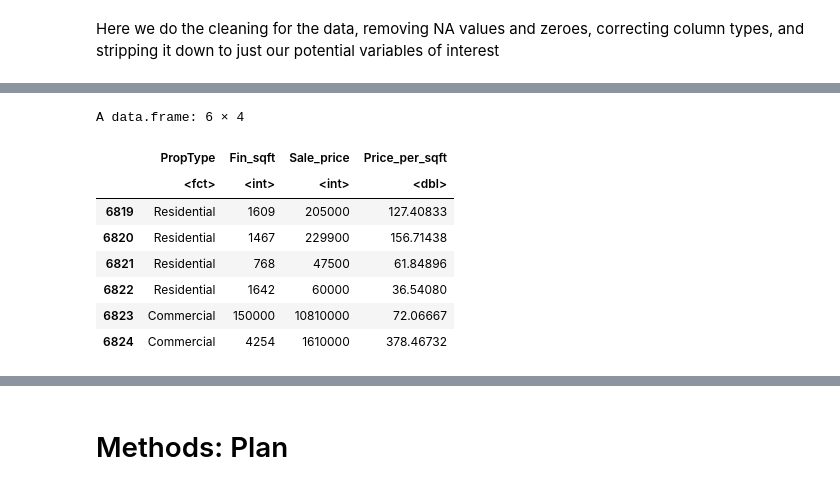
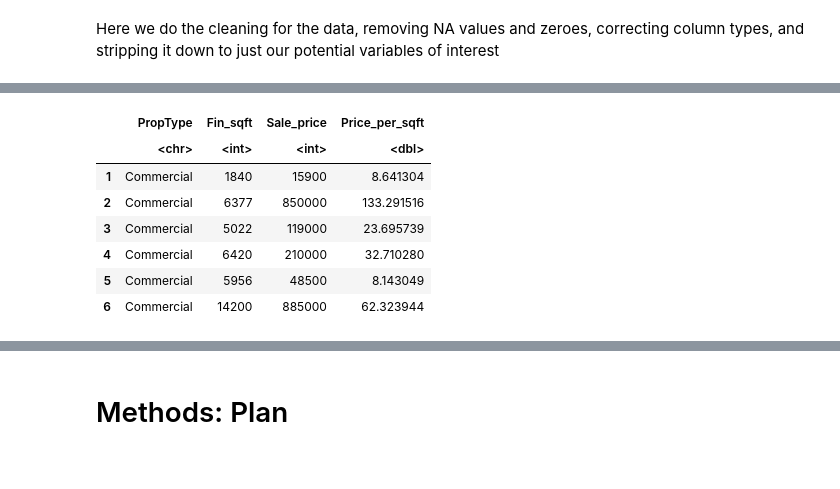
Before and after one commit to mhuang306/STAT-201-proj, a Jupyter notebook: Project Proposal.ipynb, the cells around one changed output, grey strips where cells are left out. Cells and saved outputs as stored; diff of their text form; code cells hidden in the pictures.

```diff
--- a/Project Proposal.ipynb
+++ b/Project Proposal.ipynb
@@ -59,12 +38,11 @@ A data.frame: 6 × 19
 Here we do the cleaning for the data, removing NA values and zeroes, correcting column types, and stripping it down to just our potential variables of interest
 # %%
 housing_data <- housing_data |>
-    mutate(PropType = as.factor(PropType)) |>
     select(PropType, Fin_sqft, Sale_price) |>
     filter(!is.na(PropType))|>
-    filter(PropType == c("Residential", "Commercial")) |>
+    filter(PropType == "Residential" | PropType == "Commercial") |>
     filter(Fin_sqft != 0, Sale_price != 0) |>
     mutate(Price_per_sqft = Sale_price/Fin_sqft)
 
-tail(housing_data)
+head(housing_data)
 # %% [output]
@@ -78,9 +50,8 @@ Caused by warning in `==.default`:
-A data.frame: 6 × 4
 |  | PropType | Fin_sqft | Sale_price | Price_per_sqft |
-|  | <fct> | <int> | <int> | <dbl> |
-| 6819 | Residential | 1609 | 205000 | 127.40833 |
-| 6820 | Residential | 1467 | 229900 | 156.71438 |
-| 6821 | Residential | 768 | 47500 | 61.84896 |
-| 6822 | Residential | 1642 | 60000 | 36.54080 |
-| 6823 | Commercial | 150000 | 10810000 | 72.06667 |
-| 6824 | Commercial | 4254 | 1610000 | 378.46732 |
+|  | <chr> | <int> | <int> | <dbl> |
+| 1 | Commercial | 1840 | 15900 | 8.641304 |
+| 2 | Commercial | 6377 | 850000 | 133.291516 |
+| 3 | Commercial | 5022 | 119000 | 23.695739 |
+| 4 | Commercial | 6420 | 210000 | 32.710280 |
+| 5 | Commercial | 5956 | 48500 | 8.143049 |
+| 6 | Commercial | 14200 | 885000 | 62.323944 |
```
Also changed, not shown: parts of 13 cells of this notebook.
